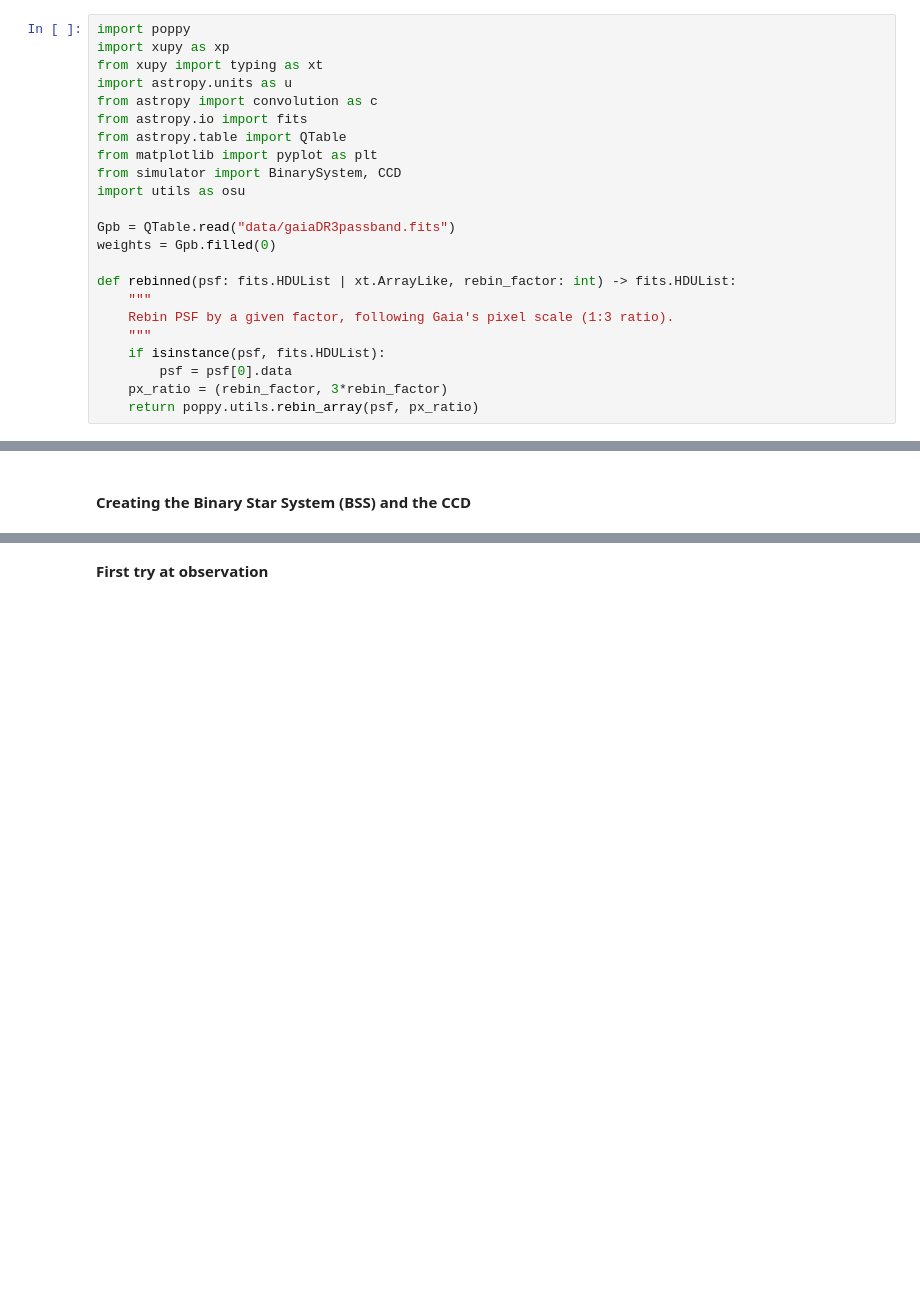
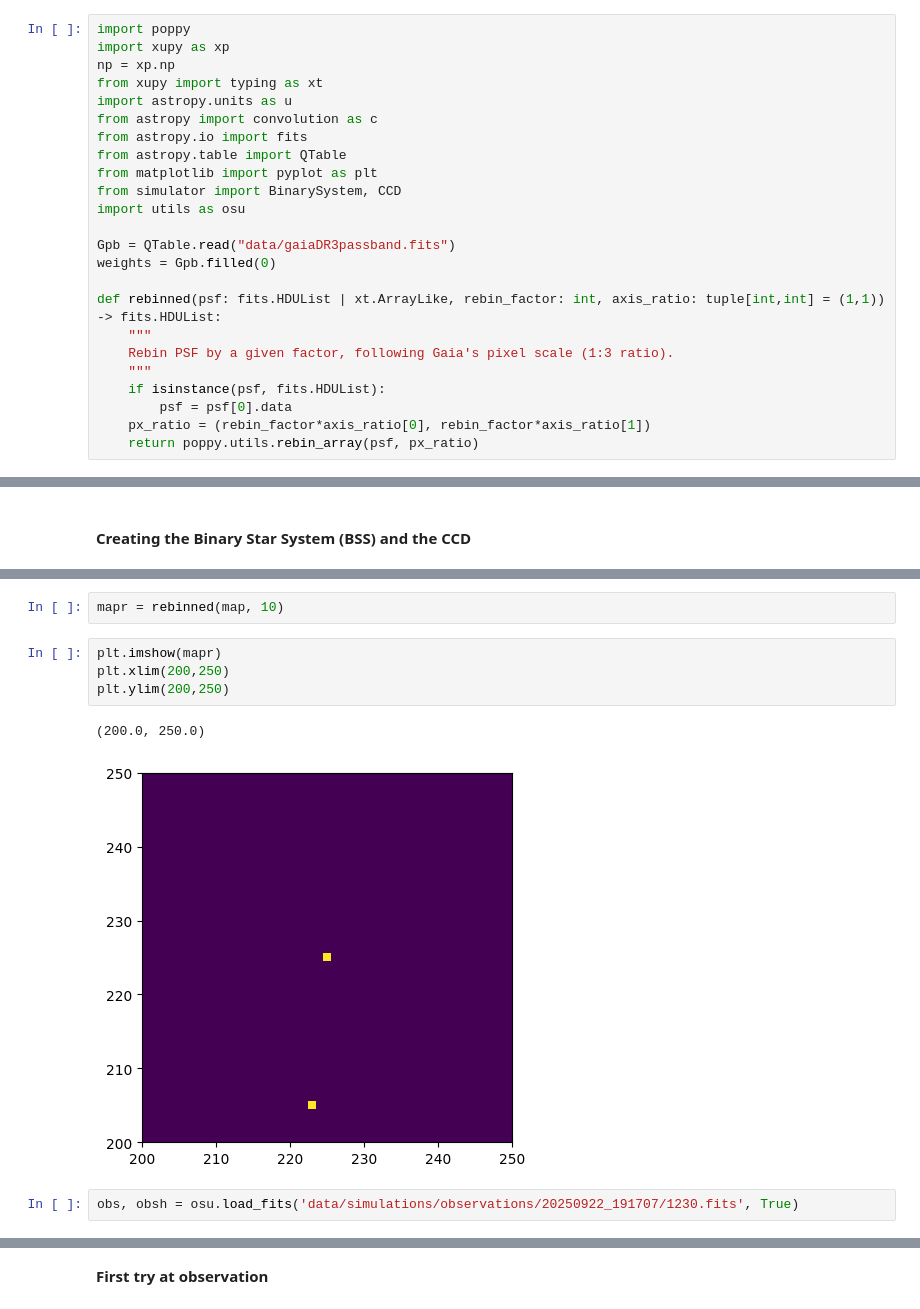
Before and after one commit to pietroferraiuolo/BINCAT, a Jupyter notebook: 01-psf-simulation.ipynb, the cells around one changed output, grey strips where cells are left out. Drawn from its saved outputs; the diff is of its cells as text; blank space fills up the shorter version.

```diff
--- a/01-psf-simulation.ipynb
+++ b/01-psf-simulation.ipynb
@@ -30,6 +30,7 @@ def timer(func):
 # %%
 import poppy
 import xupy as xp
+np = xp.np
 from xupy import typing as xt
 import astropy.units as u
 from astropy import convolution as c
@@ -42,11 +43,11 @@ import utils as osu
 Gpb = QTable.read("data/gaiaDR3passband.fits")
 weights = Gpb.filled(0)
 
-def rebinned(psf: fits.HDUList | xt.ArrayLike, rebin_factor: int) -> fits.HDUList:
+def rebinned(psf: fits.HDUList | xt.ArrayLike, rebin_factor: int, axis_ratio: tuple[int,int] = (1,1)) -> fits.HDUList:
     """
     Rebin PSF by a given factor, following Gaia's pixel scale (1:3 ratio).
     """
     if isinstance(psf, fits.HDUList):
         psf = psf[0].data
-    px_ratio = (rebin_factor, 3*rebin_factor)
+    px_ratio = (rebin_factor*axis_ratio[0], rebin_factor*axis_ratio[1])
     return poppy.utils.rebin_array(psf, px_ratio)
@@ -80,0 +90,11 @@ ccd.display_psf()
+# %%
+mapr = rebinned(map, 10)
+# %%
+plt.imshow(mapr)
+plt.xlim(200,250)
+plt.ylim(200,250)
+# %% [output]
+(200.0, 250.0)
+[figure, added]
+# %%
+obs, obsh = osu.load_fits('data/simulations/observations/20250922_191707/1230.fits', True)
```
Also changed, not shown: parts of 4 cells of this notebook, 2 other files.
